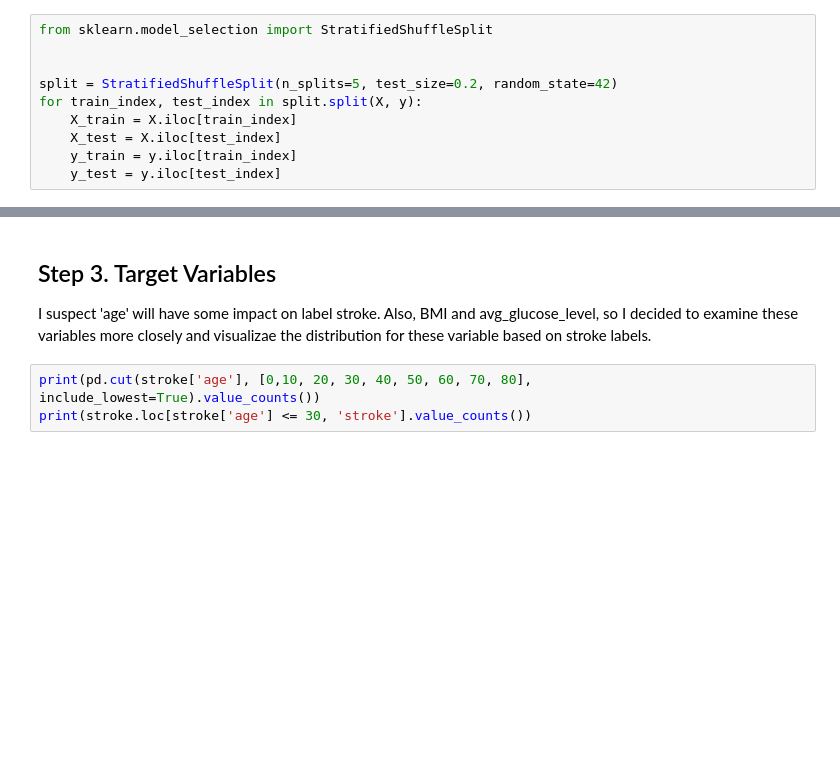
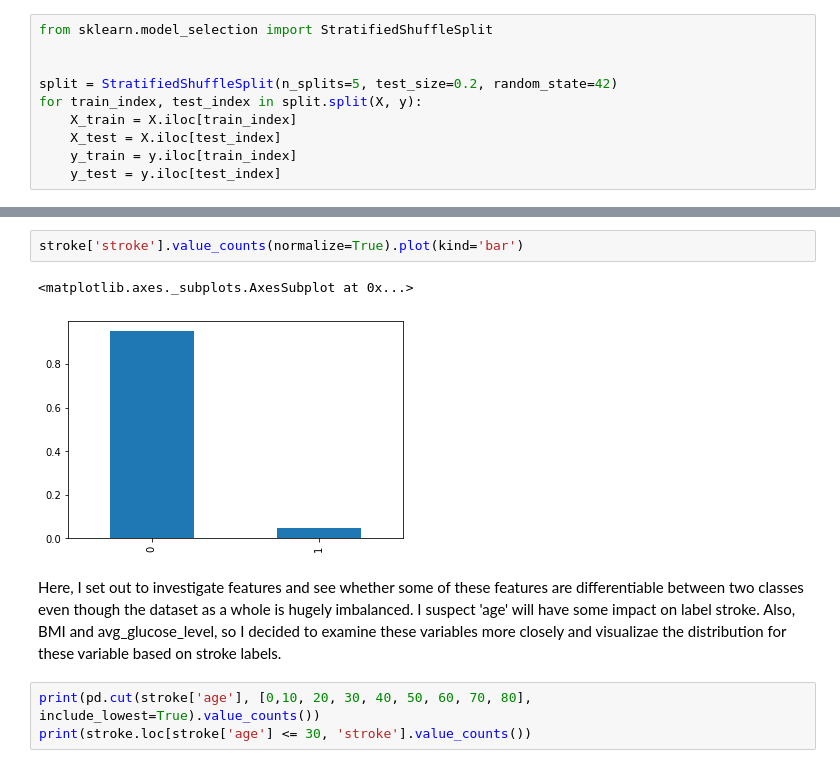
Before and after one commit to hhur0104/hh_adv_methods_project, a Jupyter notebook: Data71200_HH_Project2.ipynb, the cells around one changed output, grey strips where cells are left out. Cells and saved outputs as stored; diff of their text form; blank space fills up the shorter version.

```diff
--- a/Data71200_HH_Project2.ipynb
+++ b/Data71200_HH_Project2.ipynb
@@ -122,6 +135,10 @@ for train_index, test_index in split.split(X, y):
+# %%
+stroke['stroke'].value_counts(normalize=True).plot(kind='bar')
+# %% [output]
+<matplotlib.axes._subplots.AxesSubplot at 0x...>
+[figure, added]
 # %% [markdown]
-## Step 3. Target Variables
-I suspect 'age' will have some impact on label stroke. Also, BMI and avg_glucose_level, so I decided to examine these variables more closely and visualizae the distribution for these variable based on stroke labels.
+Here, I set out to investigate features and see whether some of these features are differentiable between two classes even though the dataset as a whole is hugely imbalanced. I suspect 'age' will have some impact on label stroke. Also, BMI and avg_glucose_level, so I decided to examine these variables more closely and visualizae the distribution for these variable based on stroke labels.
 # %%
 print(pd.cut(stroke['age'], [0,10, 20, 30, 40, 50, 60, 70, 80], include_lowest=True).value_counts())
 print(stroke.loc[stroke['age'] <= 30, 'stroke'].value_counts())
```
Also changed, not shown: parts of 4 cells of this notebook.
